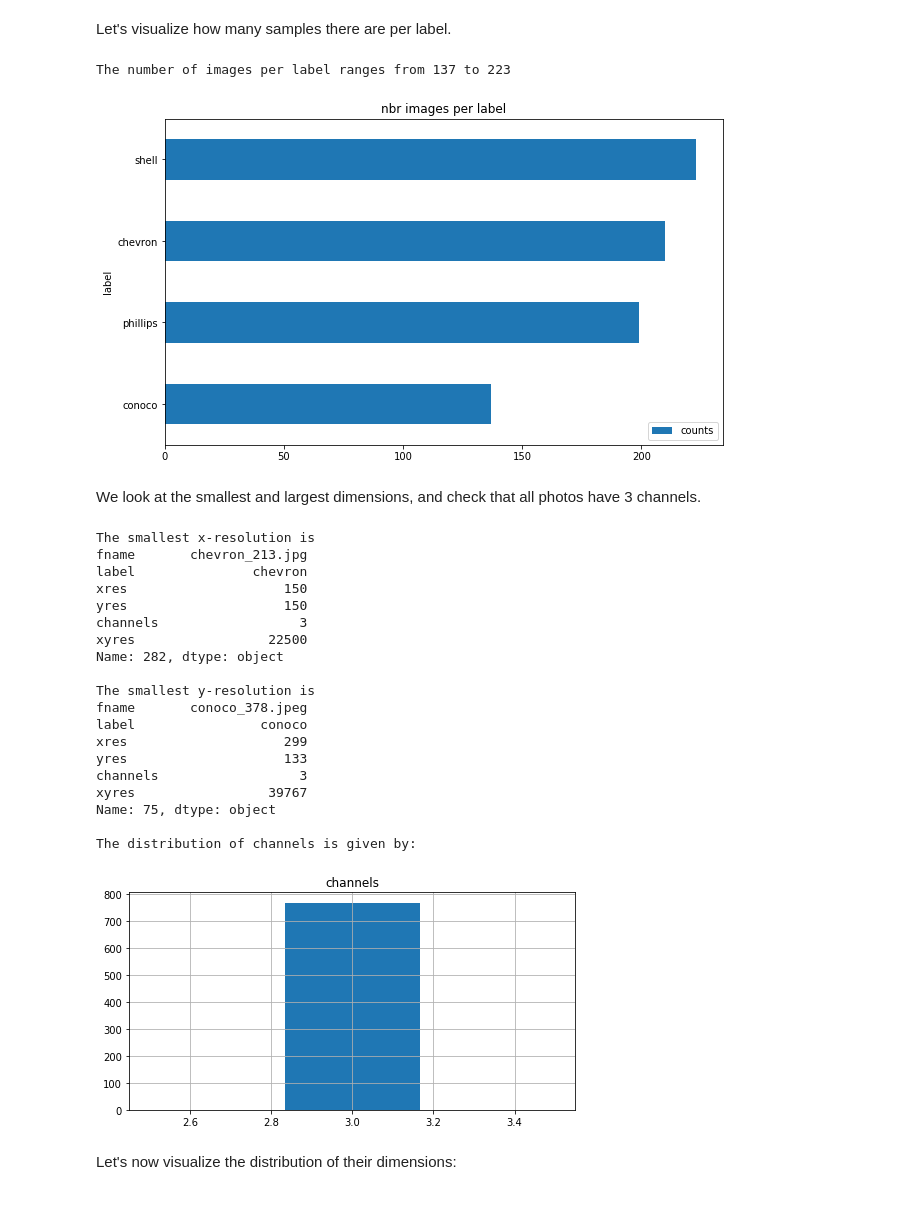
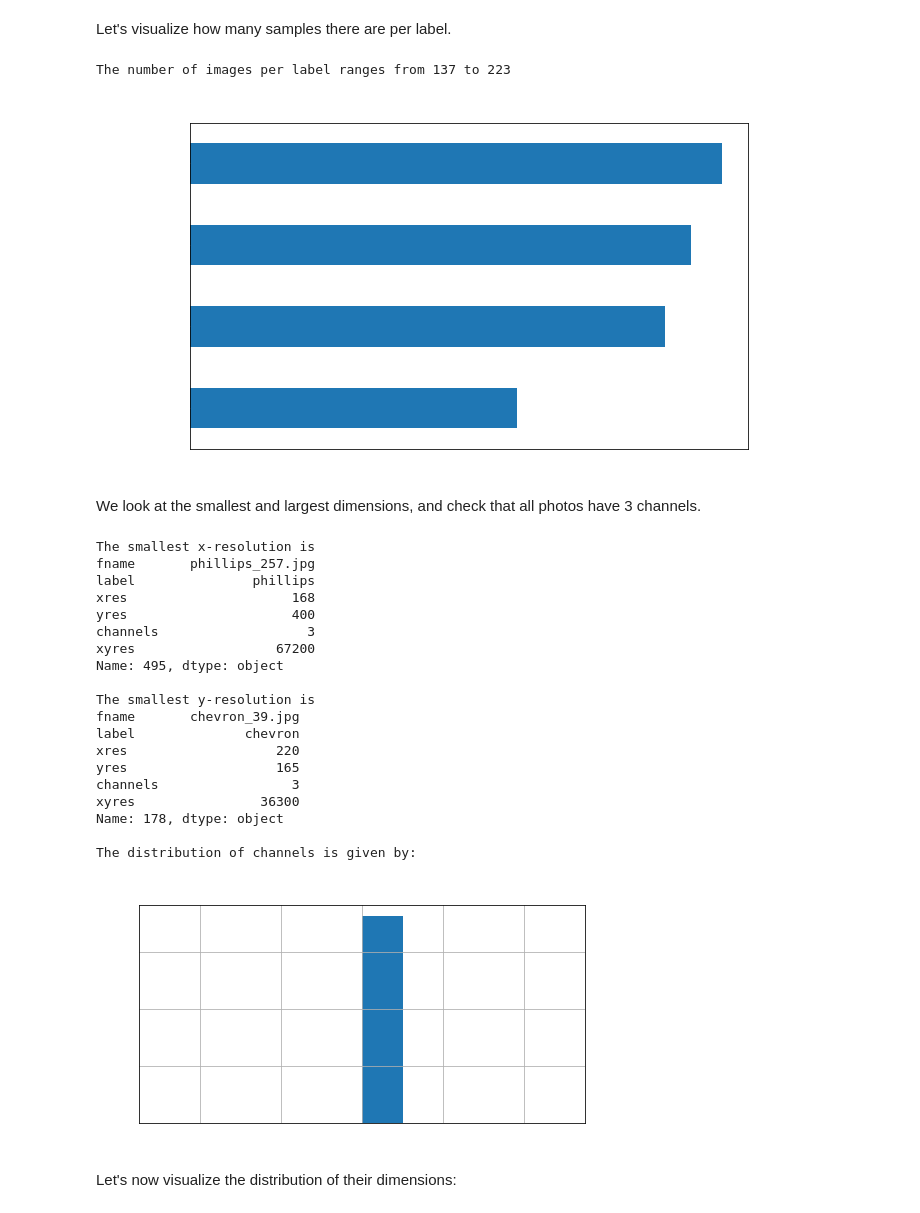
Before and after one commit to gheorghebg11/Shell, a Jupyter notebook: Shell.ipynb, the cells around one changed output. Drawn from its saved outputs; the diff is of its cells as text; code cells hidden in the pictures.

```diff
--- a/Shell.ipynb
+++ b/Shell.ipynb
@@ -58,6 +65,13 @@ from albumentations import Compose
 import albumentations.augmentations.transforms as alb
 
 import matplotlib.pyplot as plt
+plt.rcParams['axes.facecolor'] = 'white'
+plt.rcParams['xtick.color'] = 'white'
+plt.rcParams['ytick.color'] = 'white'
+plt.rcParams['axes.labelcolor'] = 'white'
+plt.rcParams['text.color'] = 'white'
+plt.rcParams['font.size'] = 15
+
 import pandas as pd
 pd.options.display.max_columns = 20
 
@@ -137,41 +151,41 @@ Let's visualize how many samples there are per label.
 category_group = train[['fname', 'label']].groupby(['label']).count()
 category_group.columns = ['counts']
 print(f'The number of images per label ranges from {category_group.counts.min()} to {category_group.counts.max()}')
-plot = category_group.sort_values(ascending=True, by='counts').plot(kind='barh', title='nbr images per label', figsize=(10,6))
+plot = category_group.sort_values(ascending=True, by='counts').plot(kind='barh', title='nbr images per label', figsize=(10,6), legend=False)
 plt.show()
 # %% [output]
 The number of images per label ranges from 137 to 223
-[figure, old version]
+[figure, new version]
 # %% [markdown]
 We look at the smallest and largest dimensions, and check that all photos have 3 channels.
 # %%
-print(f'The smallest x-resolution is \n{train.iloc[train.xres.idxmin()]}\n')
-print(f'The smallest y-resolution is \n{train.iloc[train.yres.idxmin()]}\n')
+print(f'The smallest x-resolution is \n{train.loc[train.xres.idxmin()]}\n')
+print(f'The smallest y-resolution is \n{train.loc[train.yres.idxmin()]}\n')
 
 print('The distribution of channels is given by:')
-train.hist(column='channels', bins=3, figsize=(8,4))
+train.hist(column='channels', figsize=(8,4))
 plt.show()
 # %% [output]
 The smallest x-resolution is
-fname       chevron_213.jpg
-label               chevron
-xres                    150
-yres                    150
-channels                  3
-xyres                 22500
-Name: 282, dtype: object
+fname       phillips_257.jpg
+label               phillips
+xres                     168
+yres                     400
+channels                   3
+xyres                  67200
+Name: 495, dtype: object
 
 The smallest y-resolution is
-fname       conoco_378.jpeg
-label                conoco
-xres                    299
-yres                    133
-channels                  3
-xyres                 39767
-Name: 75, dtype: object
+fname       chevron_39.jpg
+label              chevron
+xres                   220
+yres                   165
+channels                 3
+xyres                36300
+Name: 178, dtype: object
 
 The distribution of channels is given by:
-[figure, old version]
+[figure, new version]
 # %% [markdown]
 Let's now visualize the distribution of their dimensions:
 # %%
```
Also changed, not shown: parts of 13 cells of this notebook.
